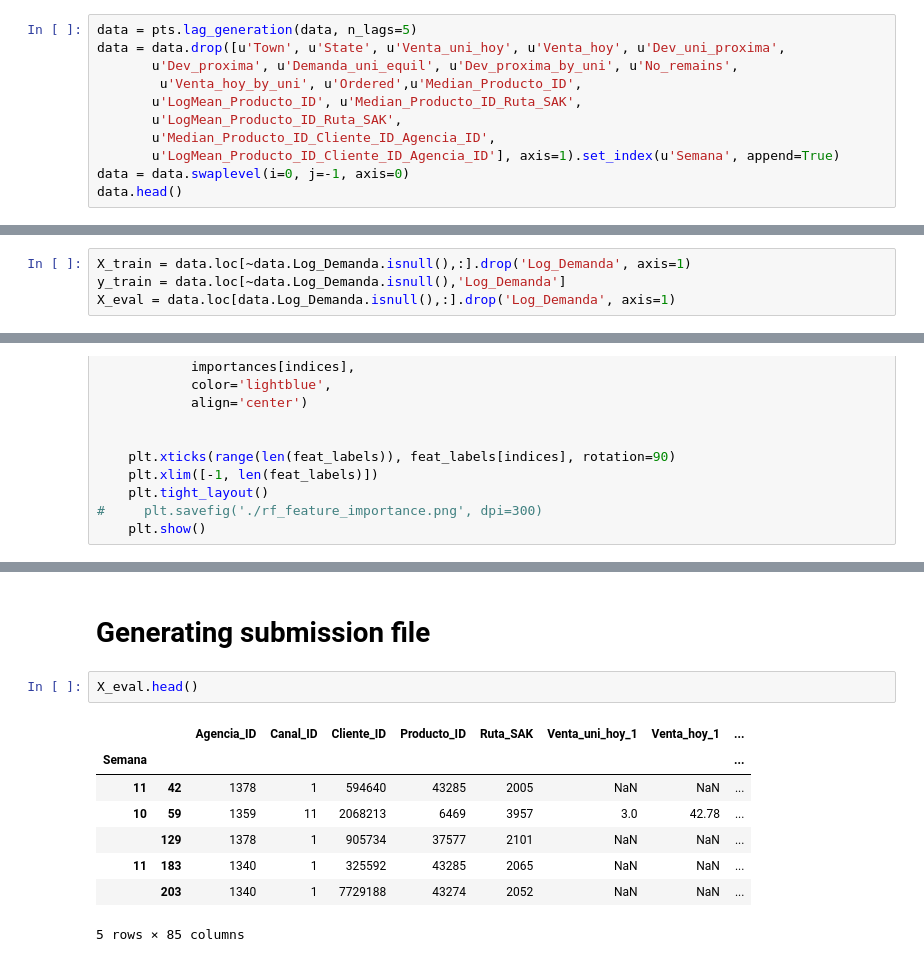
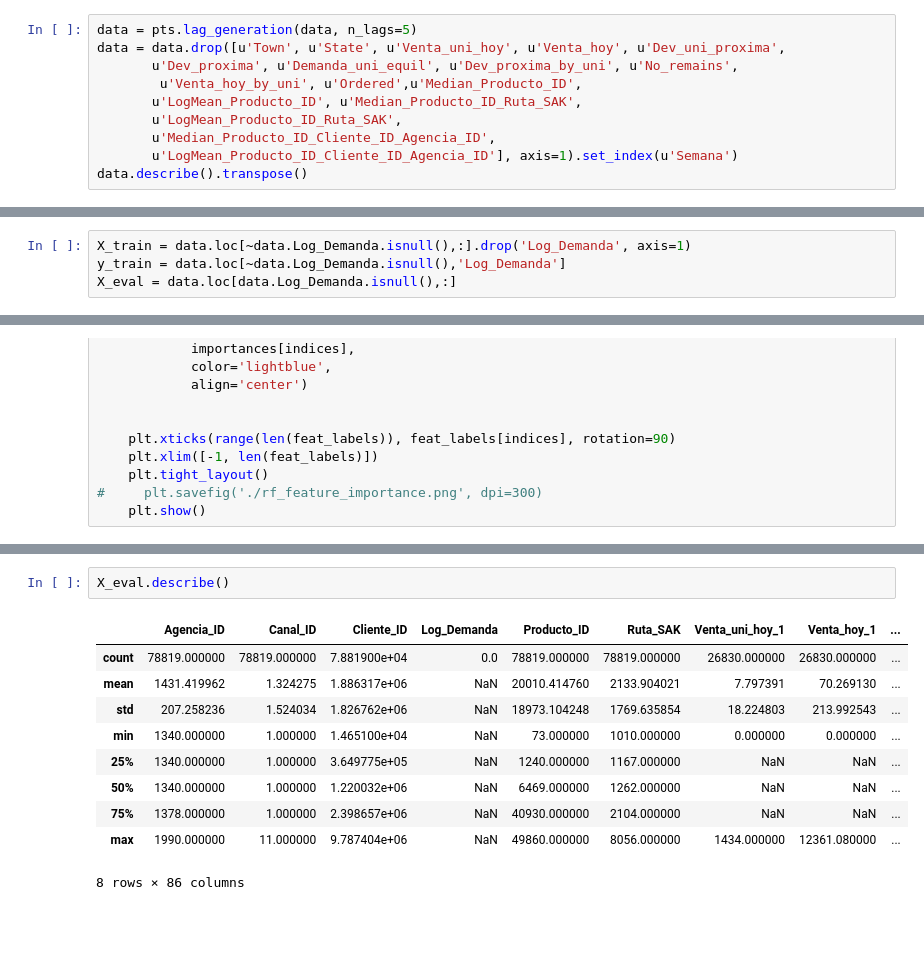
Before and after one commit to ValIlya/KB, a Jupyter notebook: models/models_timeseries_release_v01.ipynb, the cells around one changed output, grey strips where cells are left out. Drawn from its saved outputs; the diff is of its cells as text; blank space fills up the shorter version.

```diff
--- a/models/models_timeseries_release_v01.ipynb
+++ b/models/models_timeseries_release_v01.ipynb
@@ -69,9 +69,8 @@ data = data.drop([u'Town', u'State', u'Venta_uni_hoy', u'Venta_hoy', u'Dev_uni_p
        u'LogMean_Producto_ID', u'Median_Producto_ID_Ruta_SAK',
        u'LogMean_Producto_ID_Ruta_SAK',
        u'Median_Producto_ID_Cliente_ID_Agencia_ID',
-       u'LogMean_Producto_ID_Cliente_ID_Agencia_ID'], axis=1).set_index(u'Semana', append=True)
-data = data.swaplevel(i=0, j=-1, axis=0)
-data.head()
+       u'LogMean_Producto_ID_Cliente_ID_Agencia_ID'], axis=1).set_index(u'Semana')
+data.describe().transpose()
 # %% [output]
 1 lag done
 2 lag done
@@ -89,7 +98,7 @@ data.head()
 # %%
 X_train = data.loc[~data.Log_Demanda.isnull(),:].drop('Log_Demanda', axis=1)
 y_train = data.loc[~data.Log_Demanda.isnull(),'Log_Demanda']
-X_eval = data.loc[data.Log_Demanda.isnull(),:].drop('Log_Demanda', axis=1)
+X_eval = data.loc[data.Log_Demanda.isnull(),:]
 # %%
 import crossval
 
@@ -283,13 +215,13 @@ print (scores, rmse)
-# %% [markdown]
-# Generating submission file
 # %%
-X_eval.head()
+X_eval.describe()
 # %% [output]
-|  |  | Agencia_ID | Canal_ID | Cliente_ID | Producto_ID | Ruta_SAK | Venta_uni_hoy_1 | Venta_hoy_1 | ... |
-| Semana |  |  |  |  |  |  |  |  | ... |
-| 11 | 42 | 1378 | 1 | 594640 | 43285 | 2005 | NaN | NaN | ... |
-| 10 | 59 | 1359 | 11 | 2068213 | 6469 | 3957 | 3.0 | 42.78 | ... |
-|  | 129 | 1378 | 1 | 905734 | 37577 | 2101 | NaN | NaN | ... |
-| 11 | 183 | 1340 | 1 | 325592 | 43285 | 2065 | NaN | NaN | ... |
-|  | 203 | 1340 | 1 | 7729188 | 43274 | 2052 | NaN | NaN | ... |
+|  | Agencia_ID | Canal_ID | Cliente_ID | Log_Demanda | Producto_ID | Ruta_SAK | Venta_uni_hoy_1 | Venta_hoy_1 | ... |
+| count | 78819.000000 | 78819.000000 | 7.881900e+04 | 0.0 | 78819.000000 | 78819.000000 | 26830.000000 | 26830.000000 | ... |
+| mean | 1431.419962 | 1.324275 | 1.886317e+06 | NaN | 20010.414760 | 2133.904021 | 7.797391 | 70.269130 | ... |
+| std | 207.258236 | 1.524034 | 1.826762e+06 | NaN | 18973.104248 | 1769.635854 | 18.224803 | 213.992543 | ... |
+| min | 1340.000000 | 1.000000 | 1.465100e+04 | NaN | 73.000000 | 1010.000000 | 0.000000 | 0.000000 | ... |
+| 25% | 1340.000000 | 1.000000 | 3.649775e+05 | NaN | 1240.000000 | 1167.000000 | NaN | NaN | ... |
+| 50% | 1340.000000 | 1.000000 | 1.220032e+06 | NaN | 6469.000000 | 1262.000000 | NaN | NaN | ... |
+| 75% | 1378.000000 | 1.000000 | 2.398657e+06 | NaN | 40930.000000 | 2104.000000 | NaN | NaN | ... |
+| max | 1990.000000 | 11.000000 | 9.787404e+06 | NaN | 49860.000000 | 8056.000000 | 1434.000000 | 12361.080000 | ... |
-5 rows × 85 columns
+8 rows × 86 columns
```
Also changed, not shown: parts of 11 cells of this notebook, 3 other files.
